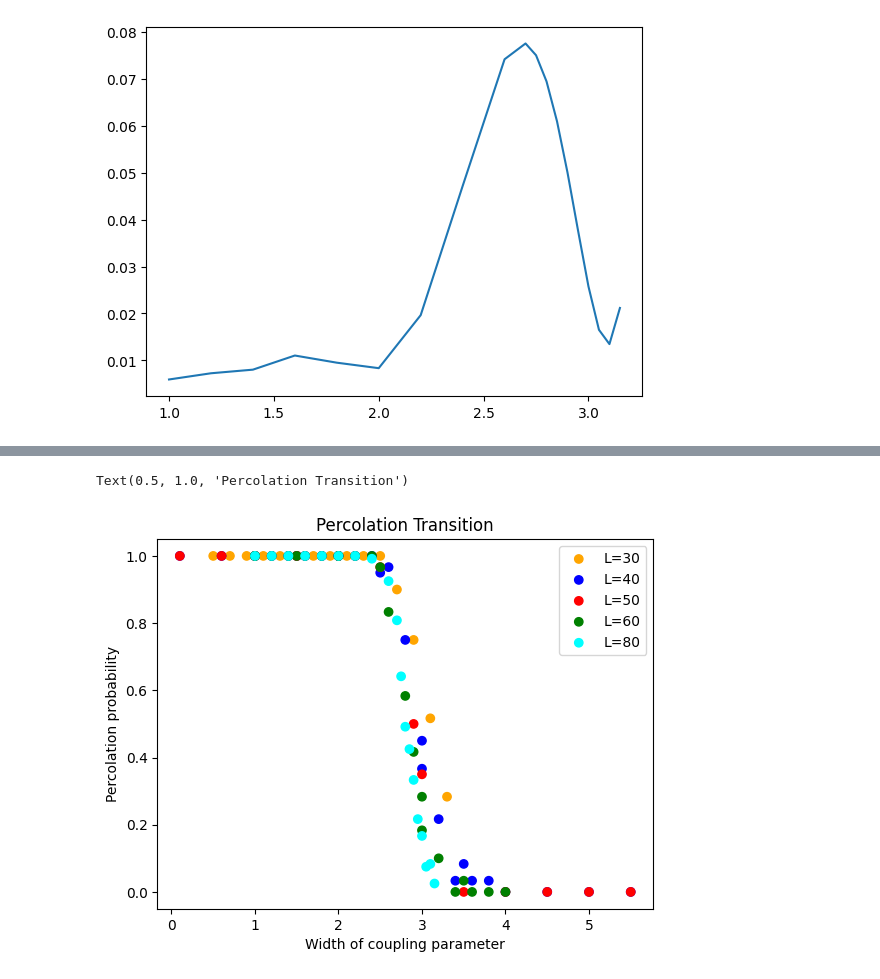
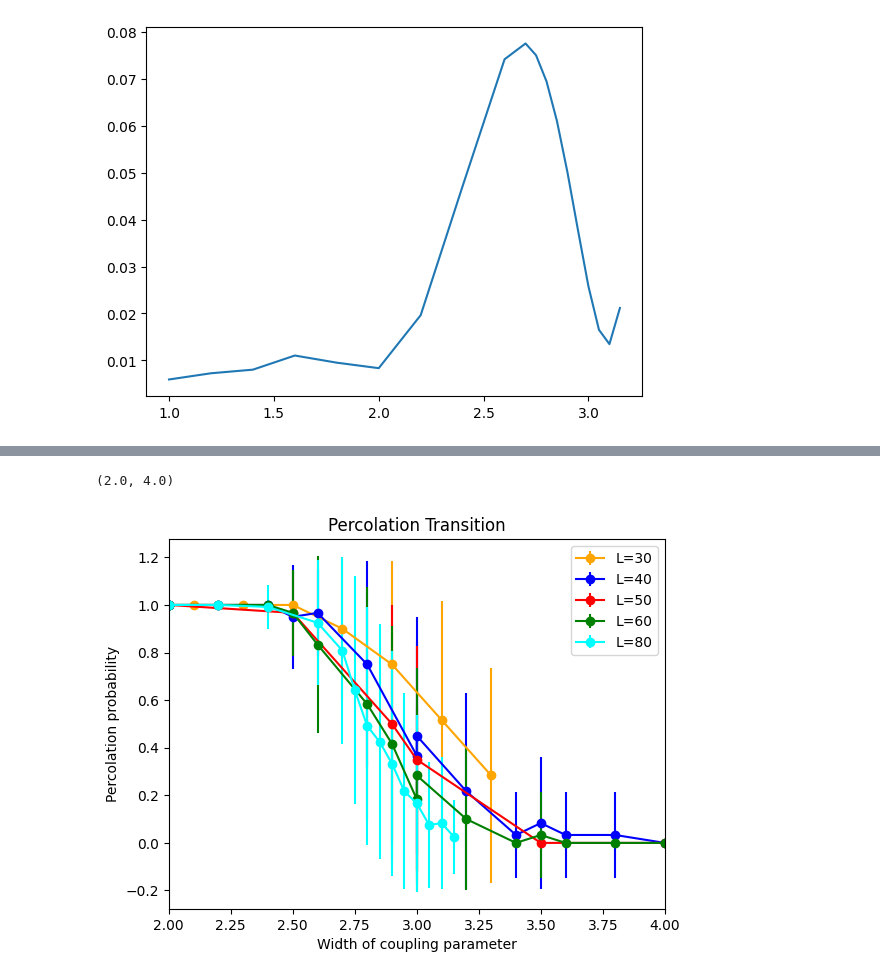
Before and after one commit to tsgaurav/Ising_RSRG, a Jupyter notebook: output/Distribution_Analysis.ipynb, the cells around one changed output, grey strips where cells are left out. Drawn from its saved outputs; the diff is of its cells as text; code cells hidden in the pictures.

Commit message:
Added error tracking for bdry analysis

```diff
--- a/output/Distribution_Analysis.ipynb
+++ b/output/Distribution_Analysis.ipynb
@@ -332,38 +332,44 @@ for L in [30, 40, 50, 60, 80]:
     w_vals = fixed_length_slice['w'].tolist()
 
     p_perc_clust = []
+    p_perc_clust_err = []
     c_list = []
     #color_dict = {50:'blue', 60:'red', 40:'green'}
 
     for index, ts in enumerate(ts_list):
 
         with open("Ising_2D_clusters_"+str(ts)+".pkl", "rb") as fp:
             clust_list_final = pickle.load(fp)
 
         #print(input_dict)
         clust_dict_list, reverse_dict_list = [], []
         perc_cluster = []
 
         for core_pair in clust_list_final:
             clust_list_temp, reverse_list_temp = core_pair
             clust_dict_list+=clust_list_temp
             reverse_dict_list+=reverse_list_temp
 
         perc_prob_temp = np.array([check_percolation(clust, L) for clust in clust_dict_list])
 
         p_perc_clust.append(perc_prob_temp.mean())
+        p_perc_clust_err.append(perc_prob_temp.std())
         c_list.append(c_dict[L])
 
-    plt.scatter(w_vals, p_perc_clust, c=c_list, label="L="+str(L))
+    #plt.scatter(w_vals, p_perc_clust, c=c_list, label="L="+str(L))
 
-
+    sorted_y = np.array([x for _,x in sorted(zip(w_vals,p_perc_clust))])
+    sorted_y_err = np.array([x for _,x in sorted(zip(w_vals,p_perc_clust_err))])
+    sorted_x = np.array(sorted(w_vals))
+    plt.errorbar(sorted_x, sorted_y, c=c_dict[L], label="L="+str(L), marker='o', yerr=sorted_y_err)
 plt.legend()
 plt.ylabel("Percolation probability")
 plt.xlabel("Width of coupling parameter")
 plt.title("Percolation Transition")
+plt.xlim(2, 4)
 # %% [output]
-Text(0.5, 1.0, 'Percolation Transition')
+(2.0, 4.0)
-[figure, old version]
+[figure, new version]
 # %%
 L = 50
 fixed_length_slice = log_file[log_file['L']==L]
```
Also changed, not shown: parts of 6 cells of this notebook, 2 other files.
